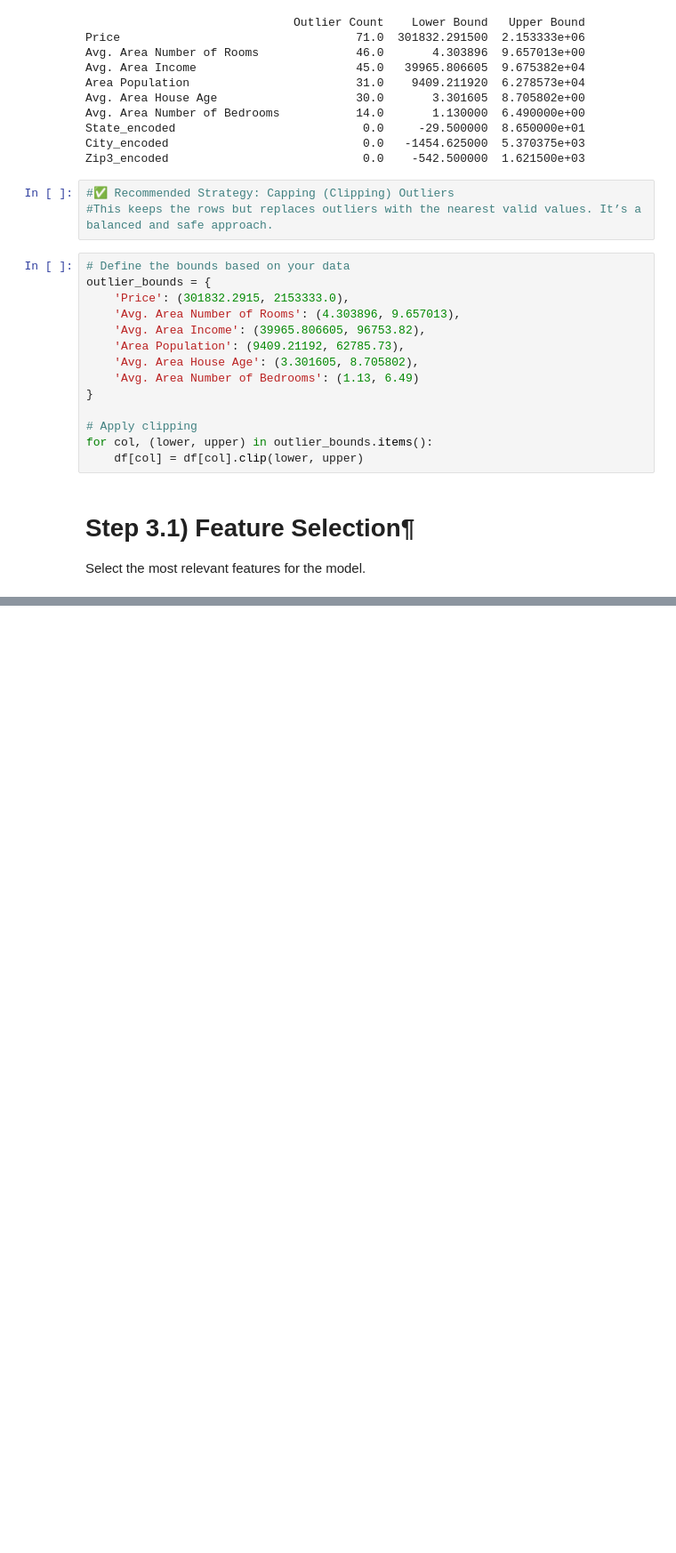
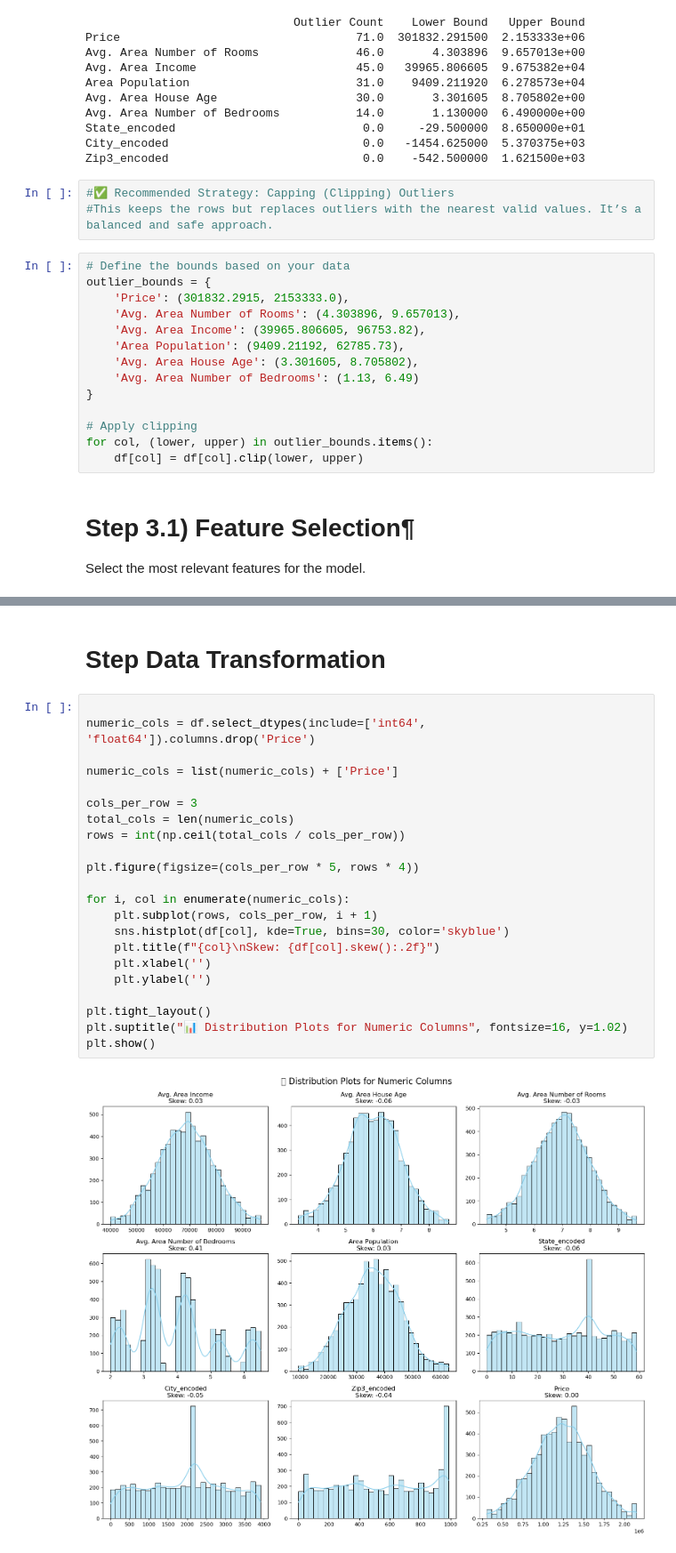
Before and after one commit to RuqayaAli/ML_repo, a Jupyter notebook: ML_Project_Tamplet/ML_Project.ipynb, the cells around one changed output, grey strips where cells are left out. Shown at 89% size. Cells and saved outputs as stored; diff of their text form; blank space fills up the shorter version.

Commit message:
ML_project_Update_steps

```diff
--- a/ML_Project_Tamplet/ML_Project.ipynb
+++ b/ML_Project_Tamplet/ML_Project.ipynb
@@ -380,3 +365,29 @@ Passing `palette` without assigning `hue` is deprecated and will be removed in v
 
   sns.barplot(x='Importance', y='Feature', data=feature_importance_df, palette="viridis")
 [figure]
+# %% [markdown]
+# Step Data Transformation
+# %%
+
+numeric_cols = df.select_dtypes(include=['int64', 'float64']).columns.drop('Price')
+
+numeric_cols = list(numeric_cols) + ['Price']
+
+cols_per_row = 3
+total_cols = len(numeric_cols)
+rows = int(np.ceil(total_cols / cols_per_row))
+
+plt.figure(figsize=(cols_per_row * 5, rows * 4))
+
+for i, col in enumerate(numeric_cols):
+    plt.subplot(rows, cols_per_row, i + 1)
+    sns.histplot(df[col], kde=True, bins=30, color='skyblue')
+    plt.title(f"{col}\nSkew: {df[col].skew():.2f}")
+    plt.xlabel('')
+    plt.ylabel('')
+
+plt.tight_layout()
+plt.suptitle("📊 Distribution Plots for Numeric Columns", fontsize=16, y=1.02)
+plt.show()
+# %% [output]
+[figure, added]
```
Also changed, not shown: parts of 10 cells of this notebook.
